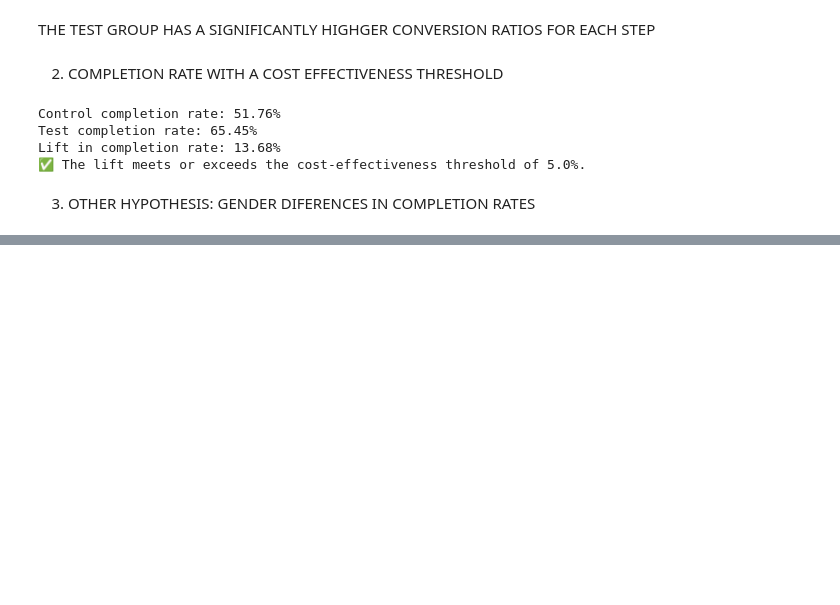
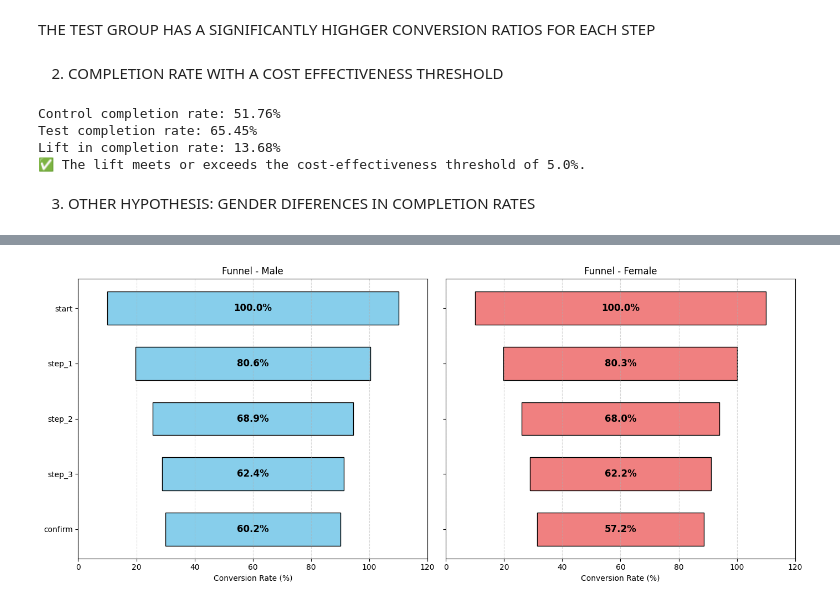
Before and after one commit to JonMc19/Project-Statistics, a Jupyter notebook: Python_files/Topics_Tasks_Day_4&5_week5_P1.ipynb, the cells around one changed output, grey strips where cells are left out. Saved outputs shown, nothing was run; the diff lists cells and outputs as text; code cells hidden in the pictures; blank space fills up the shorter version.

```diff
--- a/Python_files/Topics_Tasks_Day_4&5_week5_P1.ipynb
+++ b/Python_files/Topics_Tasks_Day_4&5_week5_P1.ipynb
@@ -224,0 +264,48 @@ confirm: Male 18306/30440 vs Female 16608/29024 | p-value = 0.0000 -> Significan
+# %%
+# Step order
+step_order = ["start", "step_1", "step_2", "step_3", "confirm"]
+x_center = 60  # Horizontal midpoint for centering bars
+
+# Compute additional funnel metrics
+def compute_step_conversion(df):
+    df = df.set_index("step").reindex(step_order, fill_value=0)
+    df["step_conversion"] = df["step_count"] / df["step_count"].shift(1) * 100
+    df["conversion_rate"] = df["conversion_rate"] * 100  # convert to percentage
+    return df[::-1]  # reverse order so start is at top
+
+# Prepare data for each gender
+df_m = results_df[results_df['gender'] == 'M'].copy()
+df_f = results_df[results_df['gender'] == 'F'].copy()
+df_m = compute_step_conversion(df_m)
+df_f = compute_step_conversion(df_f)
+
+# Plot side-by-side
+fig, axes = plt.subplots(1, 2, figsize=(14, 6), sharey=True)
+
+for ax, df_gender, title, color in zip(
+    axes, [df_m, df_f], ["Male", "Female"], ["skyblue", "lightcoral"]
+):
+    steps = df_gender.index.tolist()
+    conv_start = df_gender["conversion_rate"].tolist()
+    y = np.arange(len(steps))
+    left_offsets = [x_center - (val / 2) for val in conv_start]
+
+    for i in range(len(steps)):
+        ax.barh(y[i], conv_start[i], height=0.6,
+                left=left_offsets[i], color=color, edgecolor='black')
+        ax.text(x_center, y[i], f"{conv_start[i]:.1f}%",
+                ha='center', va='center', fontsize=12, fontweight='bold', color='black')
+
+    ax.set_yticks(y)
+    ax.set_yticklabels(steps)
+    ax.set_xlim(0, 120)
+    ax.set_xlabel("Conversion Rate (%)")
+    ax.set_title(f"Funnel - {title}")
+    ax.grid(axis='x', linestyle='--', alpha=0.5)
+
+
+
+plt.tight_layout()
+plt.show()
+# %% [output]
+[figure, added]
```
Also changed, not shown: parts of 2 cells of this notebook.
